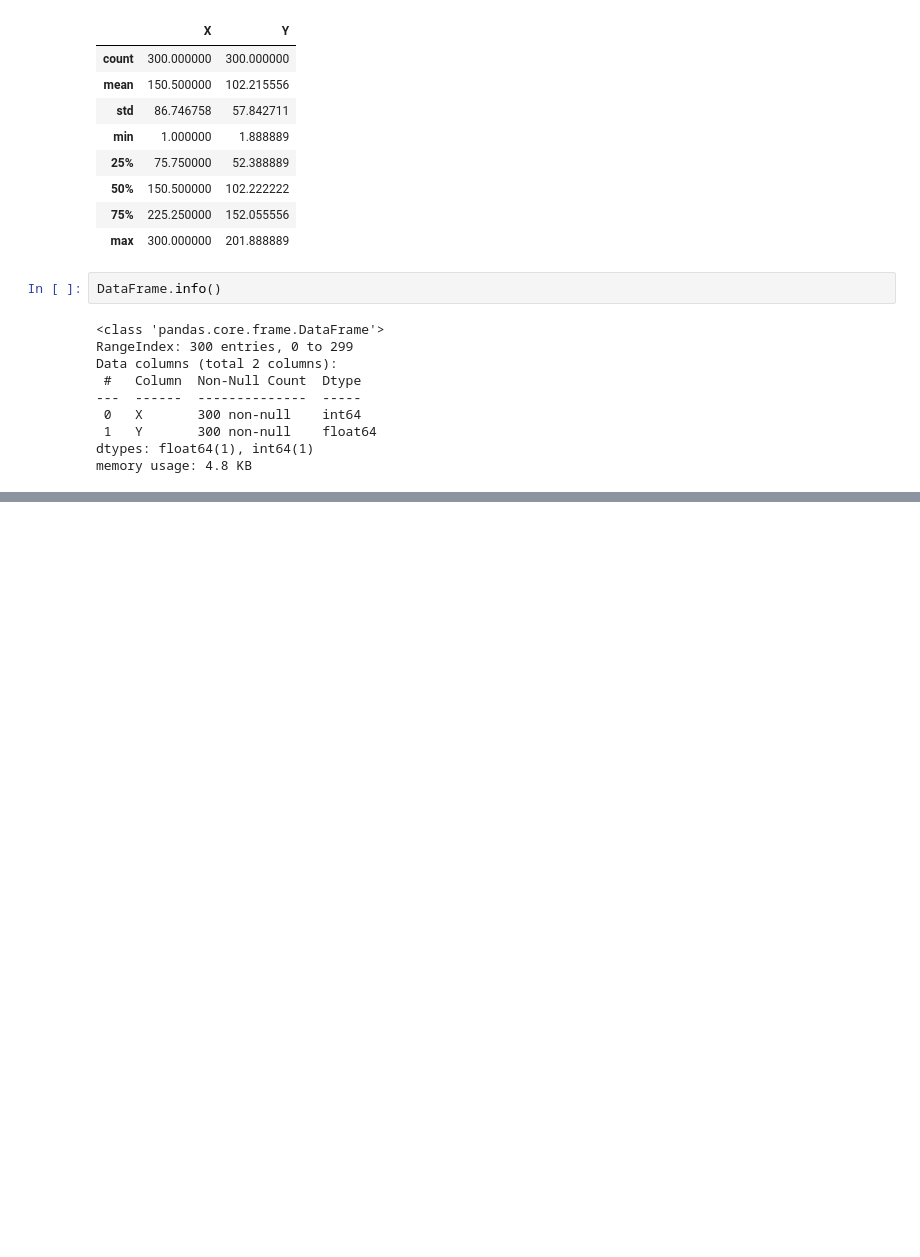
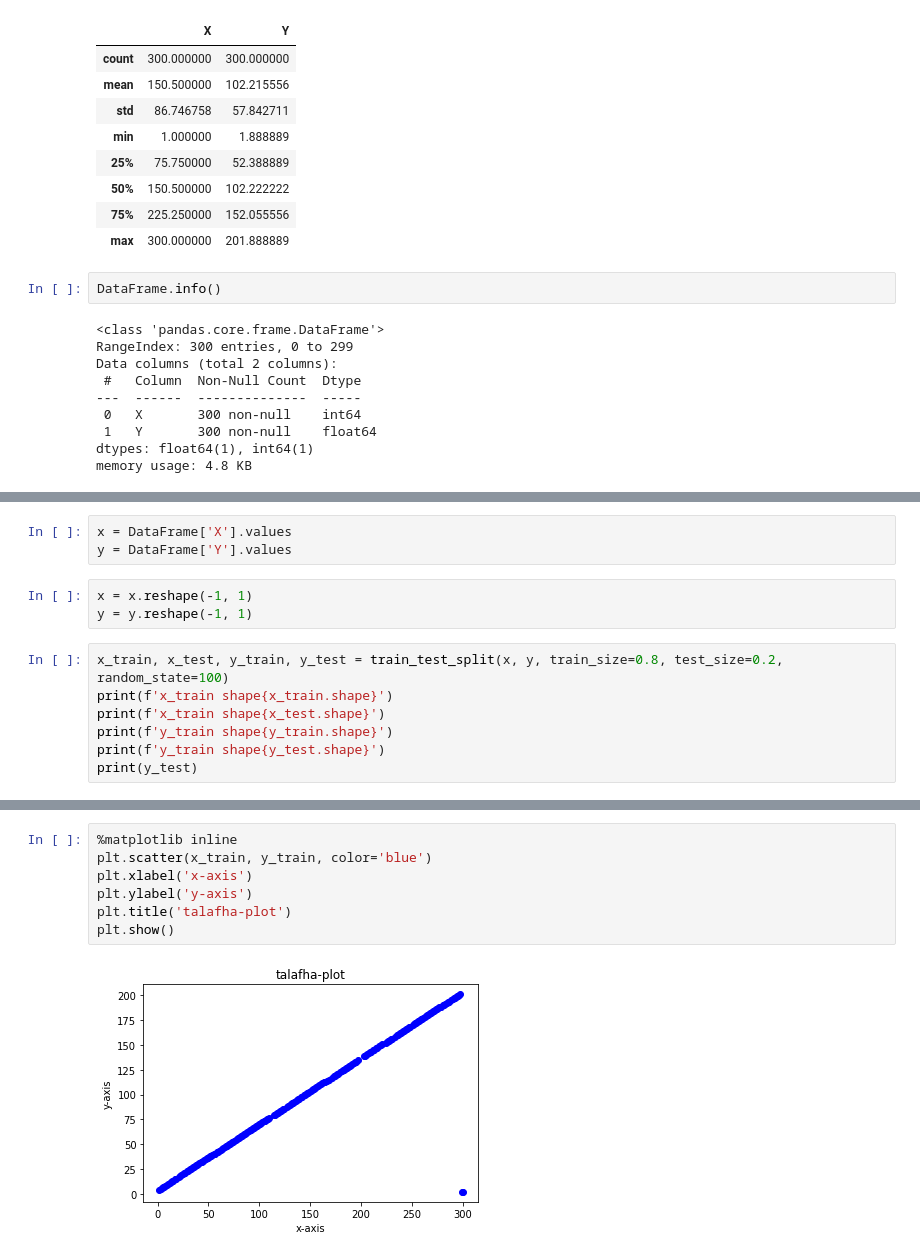
Before and after one commit to Talafhamohammad-cloud/linear_regression, a Jupyter notebook: regression.ipynb, the cells around one changed output, grey strips where cells are left out. Saved outputs shown, nothing was run; the diff lists cells and outputs as text; blank space fills up the shorter version.

```diff
--- a/regression.ipynb
+++ b/regression.ipynb
@@ -40,0 +44,13 @@ memory usage: 4.8 KB
+# %%
+x = DataFrame['X'].values
+y = DataFrame['Y'].values
+# %%
+x = x.reshape(-1, 1)
+y = y.reshape(-1, 1)
+# %%
+x_train, x_test, y_train, y_test = train_test_split(x, y, train_size=0.8, test_size=0.2, random_state=100)
+print(f'x_train shape{x_train.shape}')
+print(f'x_train shape{x_test.shape}')
+print(f'y_train shape{y_train.shape}')
+print(f'y_train shape{y_test.shape}')
+print(y_test)
@@ -40,0 +75,9 @@ memory usage: 4.8 KB
+# %%
+%matplotlib inline
+plt.scatter(x_train, y_train, color='blue')
+plt.xlabel('x-axis')
+plt.ylabel('y-axis')
+plt.title('talafha-plot')
+plt.show()
+# %% [output]
+[figure, added]
```
Also changed, not shown: parts of 8 cells of this notebook.
